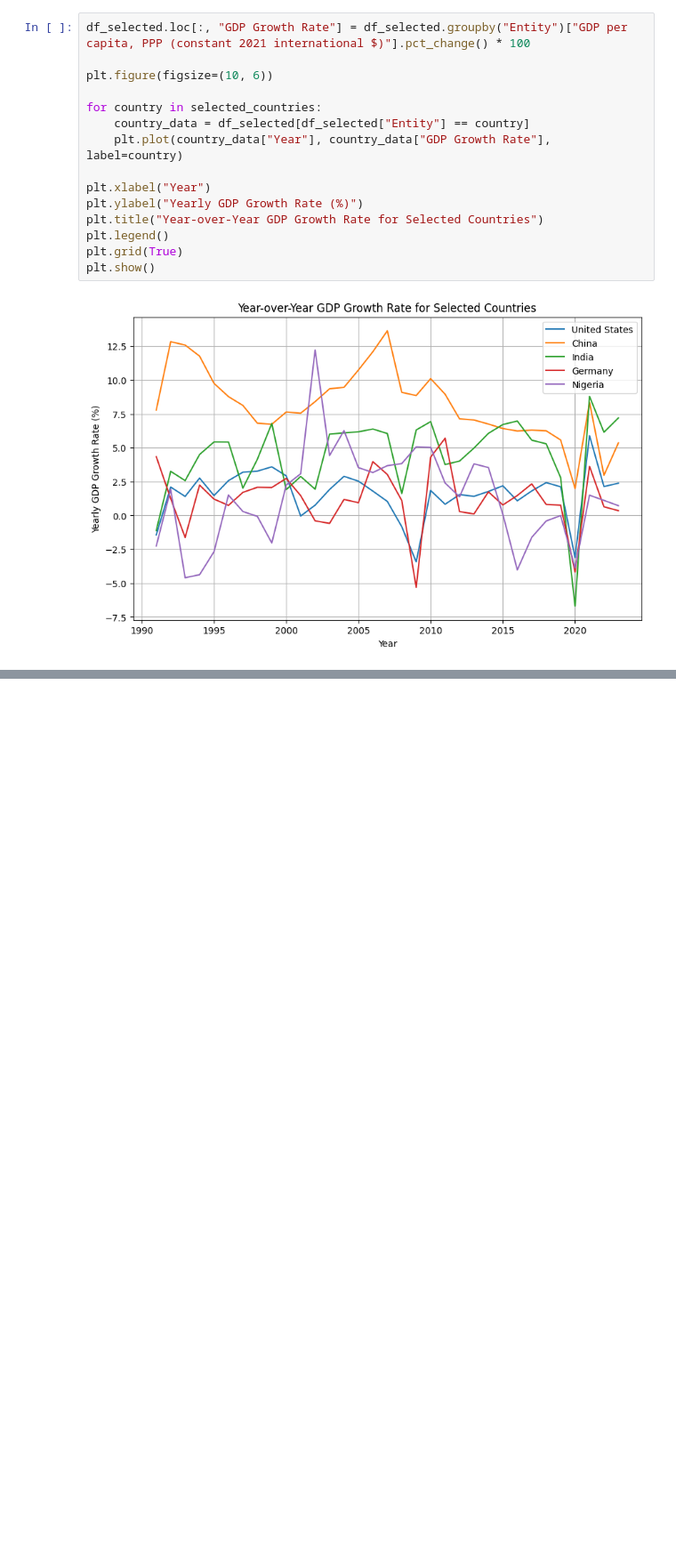
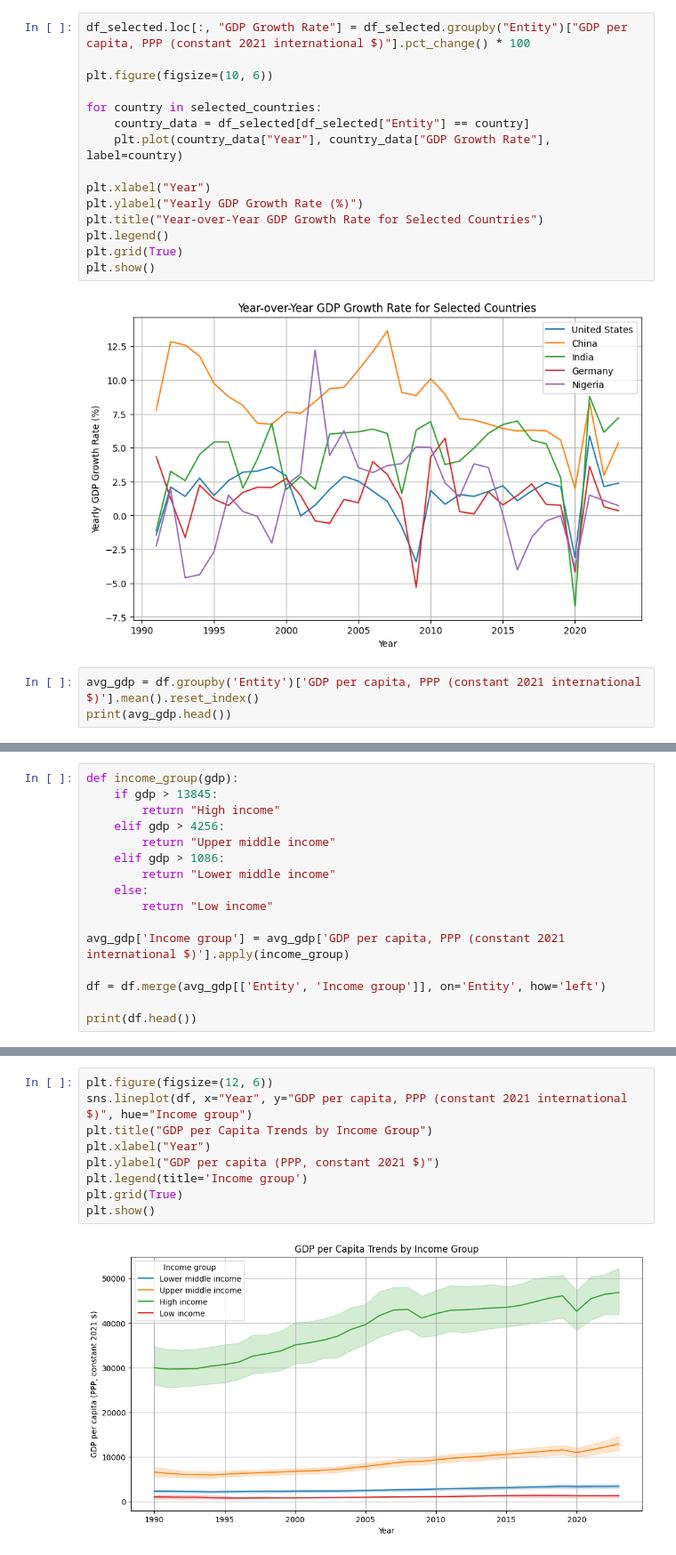
Before and after one commit to yan-jan-ram/EDA-GDP, a Jupyter notebook: EDA.ipynb, the cells around one changed output, grey strips where cells are left out. Shown at 89% size. Drawn from its saved outputs; the diff is of its cells as text; blank space fills up the shorter version.

```diff
--- a/EDA.ipynb
+++ b/EDA.ipynb
@@ -280,3 +280,6 @@ plt.grid(True)
 plt.show()
 # %% [output]
 [figure]
+# %%
+avg_gdp = df.groupby('Entity')['GDP per capita, PPP (constant 2021 international $)'].mean().reset_index()
+print(avg_gdp.head())
@@ -282,0 +293,16 @@ plt.show()
+# %%
+def income_group(gdp):
+    if gdp > 13845:
+        return "High income"
+    elif gdp > 4256:
+        return "Upper middle income"
+    elif gdp > 1086:
+        return "Lower middle income"
+    else:
+        return "Low income"
+
+avg_gdp['Income group'] = avg_gdp['GDP per capita, PPP (constant 2021 international $)'].apply(income_group)
+
+df = df.merge(avg_gdp[['Entity', 'Income group']], on='Entity', how='left')
+
+print(df.head())
@@ -282,0 +323,11 @@ plt.show()
+# %%
+plt.figure(figsize=(12, 6))
+sns.lineplot(df, x="Year", y="GDP per capita, PPP (constant 2021 international $)", hue="Income group")
+plt.title("GDP per Capita Trends by Income Group")
+plt.xlabel("Year")
+plt.ylabel("GDP per capita (PPP, constant 2021 $)")
+plt.legend(title='Income group')
+plt.grid(True)
+plt.show()
+# %% [output]
+[figure, added]
```
Also changed, not shown: parts of 2 cells of this notebook.
